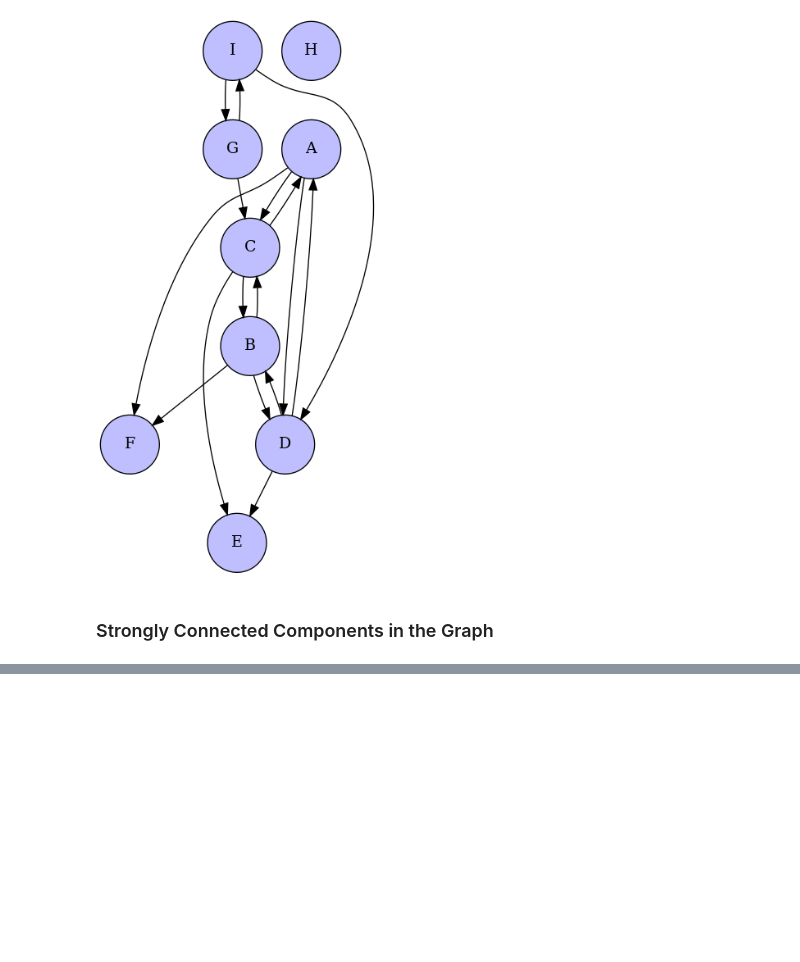
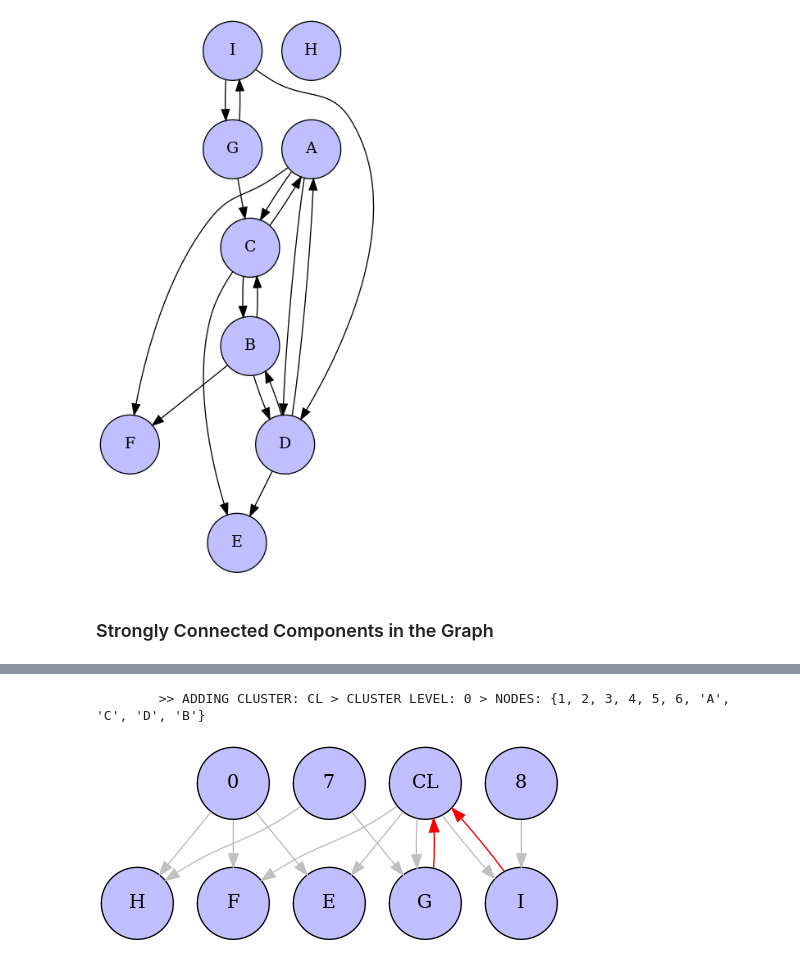
Before and after one commit to ArdooTala/Recon_Clustering, a Jupyter notebook: process.ipynb, the cells around one changed output, grey strips where cells are left out. Cells and saved outputs as stored; diff of their text form; code cells hidden in the pictures; blank space fills up the shorter version.

```diff
--- a/process.ipynb
+++ b/process.ipynb
@@ -67,0 +76,6 @@ viz_agraph(res)
+# %%
+clustered = collapse_nodes(ass_dep, esccs[f"{scc}_ext"]["nodes"], "CL")
+vis_graph(clustered)
+# %% [output]
+        >> ADDING CLUSTER: CL > CLUSTER LEVEL: 0 > NODES: {1, 2, 3, 4, 5, 6, 'A', 'C', 'D', 'B'}
+[figure, added]
```
Also changed, not shown: parts of 6 cells of this notebook.
